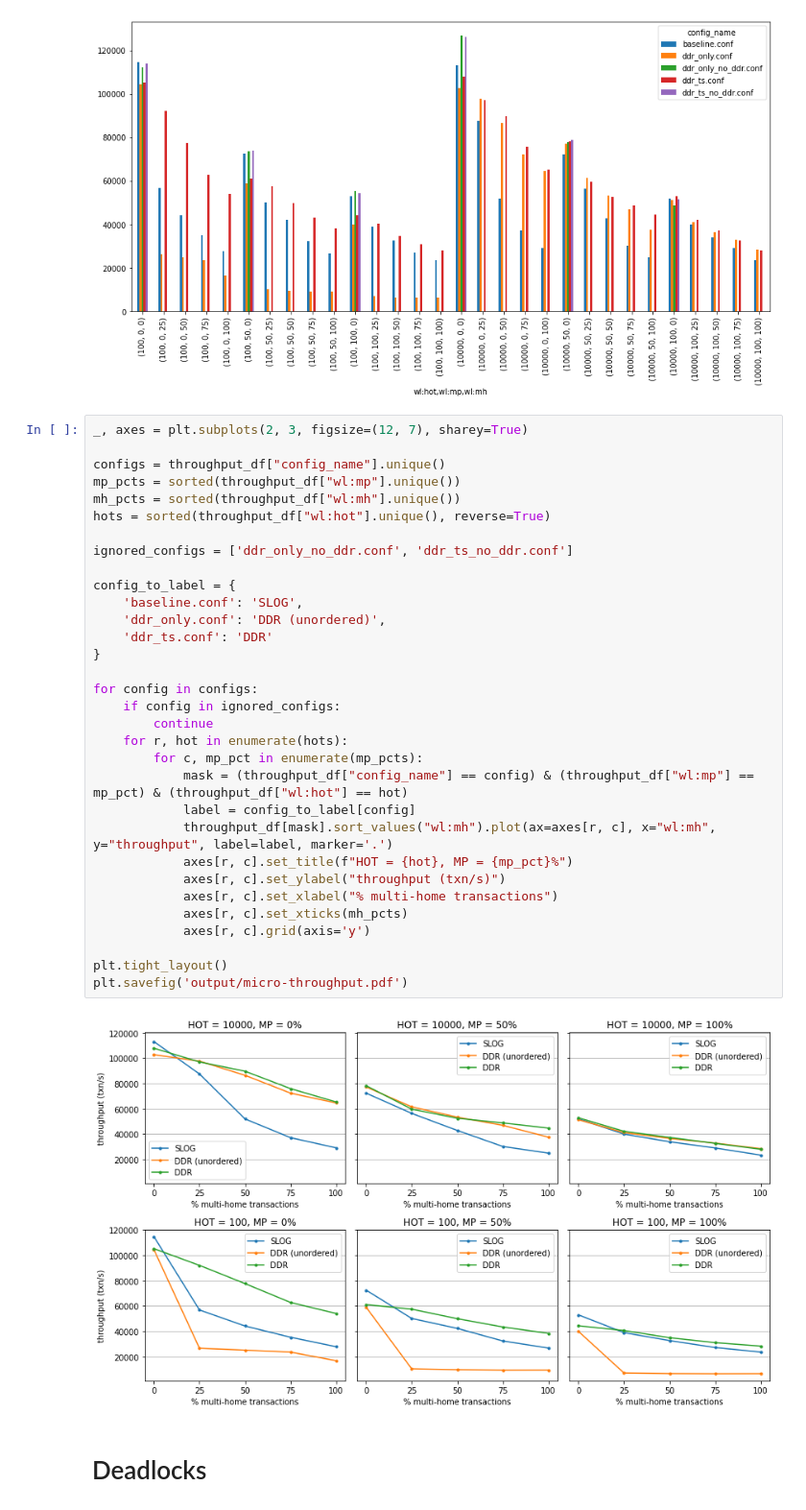
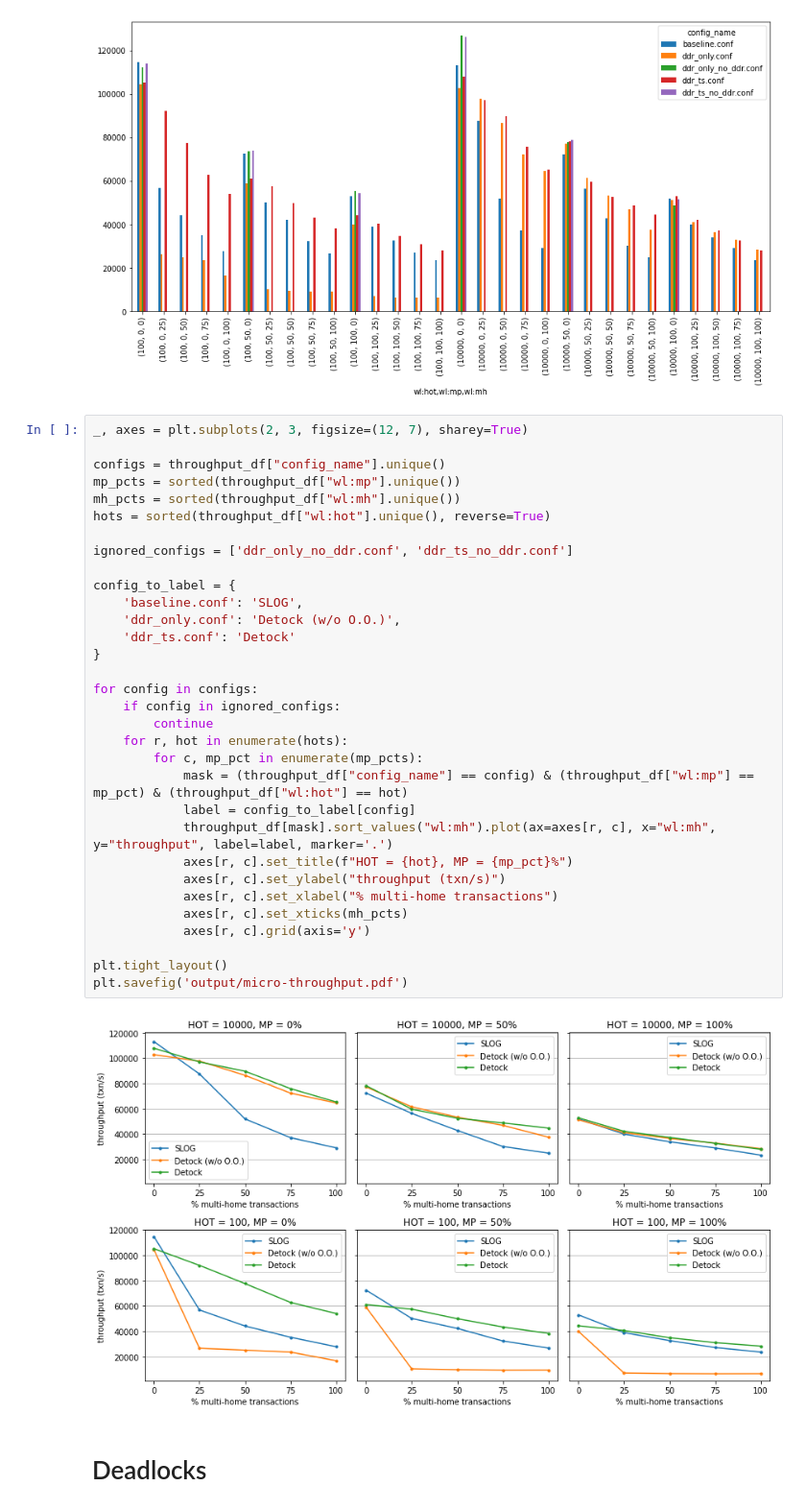
Before and after one commit to umd-dslam/DetockAnalysis, a Jupyter notebook: Microbenchmark.ipynb, the cells around one changed output. Shown: that part at 96% size. Drawn from its saved outputs; the diff is of its cells as text.

```diff
--- a/Microbenchmark.ipynb
+++ b/Microbenchmark.ipynb
@@ -155,36 +155,36 @@ pivoted.sort_index().plot.bar(figsize=(15, 7))
 _, axes = plt.subplots(2, 3, figsize=(12, 7), sharey=True)
 
 configs = throughput_df["config_name"].unique()
 mp_pcts = sorted(throughput_df["wl:mp"].unique())
 mh_pcts = sorted(throughput_df["wl:mh"].unique())
 hots = sorted(throughput_df["wl:hot"].unique(), reverse=True)
 
 ignored_configs = ['ddr_only_no_ddr.conf', 'ddr_ts_no_ddr.conf']
 
 config_to_label = {
     'baseline.conf': 'SLOG',
-    'ddr_only.conf': 'DDR (unordered)',
-    'ddr_ts.conf': 'DDR'
+    'ddr_only.conf': 'Detock (w/o O.O.)',
+    'ddr_ts.conf': 'Detock'
 }
 
 for config in configs:
     if config in ignored_configs:
         continue
     for r, hot in enumerate(hots):
         for c, mp_pct in enumerate(mp_pcts):
             mask = (throughput_df["config_name"] == config) & (throughput_df["wl:mp"] == mp_pct) & (throughput_df["wl:hot"] == hot)
             label = config_to_label[config]
             throughput_df[mask].sort_values("wl:mh").plot(ax=axes[r, c], x="wl:mh", y="throughput", label=label, marker='.')
             axes[r, c].set_title(f"HOT = {hot}, MP = {mp_pct}%")
             axes[r, c].set_ylabel("throughput (txn/s)")
             axes[r, c].set_xlabel("% multi-home transactions")
             axes[r, c].set_xticks(mh_pcts)
             axes[r, c].grid(axis='y')
 
 plt.tight_layout()
 plt.savefig('output/micro-throughput.pdf')
 # %% [output]
-[figure, old version]
+[figure, new version]
 # %% [markdown]
 # Deadlocks
 # %%
```
Also changed, not shown: 2 other files.
